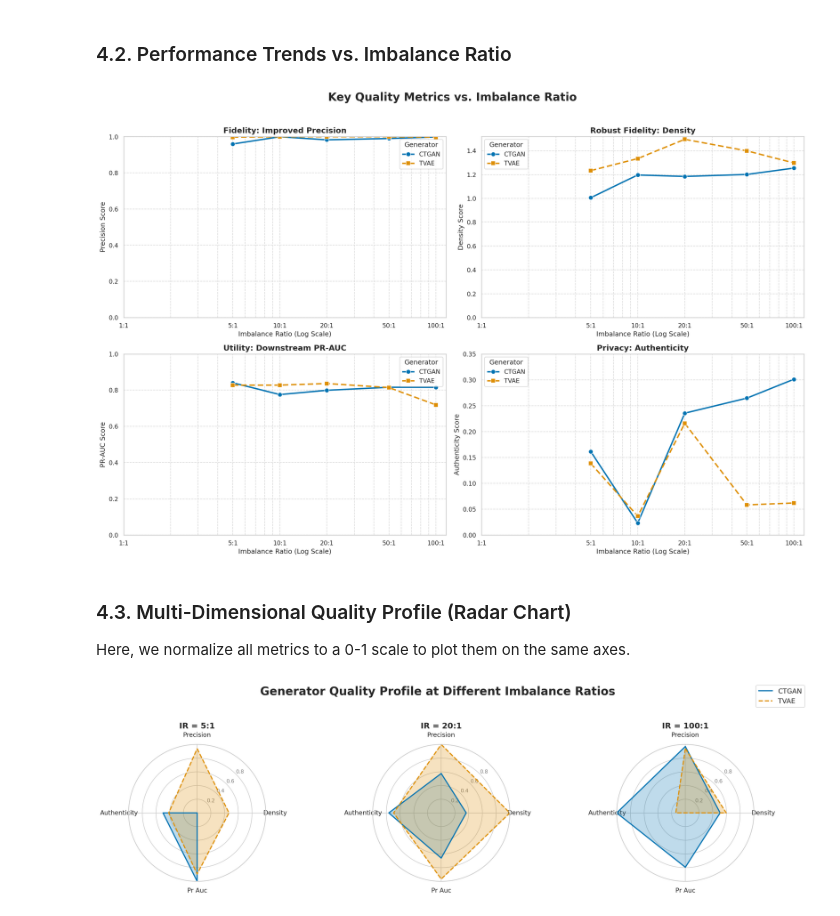
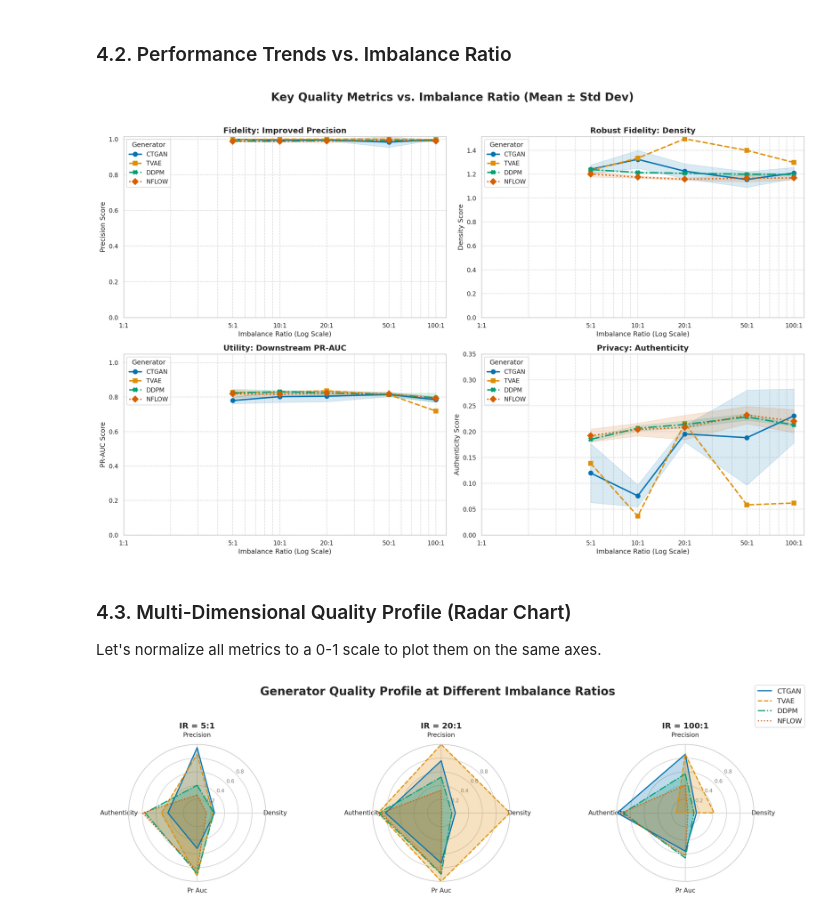
Before and after one commit to Adriano-7/imbalanced-data-synthesis-quality, a Jupyter notebook: notebooks/03_pyMDMA_Evaluation.ipynb, the cells around one changed output. Cells and saved outputs as stored; diff of their text form; code cells hidden in the pictures.

```diff
--- a/notebooks/03_pyMDMA_Evaluation.ipynb
+++ b/notebooks/03_pyMDMA_Evaluation.ipynb
@@ -39,7 +37,9 @@ FIGURES_PATH.mkdir(exist_ok=True, parents=True)
 
 TARGET_FEATURE = "Severity"
 IMBALANCE_RATIOS = [1, 5, 10, 20, 50, 100]
-GENERATORS = ["ctgan", "tvae"]
+
+GENERATORS = ["ctgan", "tvae", "ddpm", "nflow"]
+N_REPEATS = 3
 
 sns.set_theme(style="whitegrid")
 plt.rcParams['figure.dpi'] = 150
@@ -49,6 +49,8 @@ palette = sns.color_palette("colorblind", n_colors=len(GENERATORS))
 GENERATOR_STYLES = {
     "CTGAN": {"color": palette[0], "marker": "o", "linestyle": "-"},
     "TVAE": {"color": palette[1], "marker": "s", "linestyle": "--"},
+    "DDPM": {"color": palette[2], "marker": "X", "linestyle": "-."},
+    "NFLOW": {"color": palette[3], "marker": "D", "linestyle": ":"},
 }
 # %% [markdown]
 ## 3. Metric Calculation Pipeline
@@ -166,19 +180,35 @@ display(styled_summary)
 ### 4.2. Performance Trends vs. Imbalance Ratio
 # %%
 def plot_metric_trend(data, metric, ax, title, y_label, y_lim=(0, None)):
-    sns.lineplot(
-        data=data,
-        x='ir',
-        y=metric,
-        hue='generator',
-        style='generator',
-        ax=ax,
-        palette=[GENERATOR_STYLES[gen]['color'] for gen in data['generator'].unique()],
-        markers=[GENERATOR_STYLES[gen]['marker'] for gen in data['generator'].unique()],
-        dashes=[(1,0) if ls['linestyle']=='-' else (4,2) for gen, ls in GENERATOR_STYLES.items()],
-        markersize=8,
-        linewidth=2.5
-    )
+    metric_mean = f"{metric}_mean"
+    metric_std = f"{metric}_std"
+
+    for gen, style in GENERATOR_STYLES.items():
+        gen_data = data[data['generator'] == gen]
+        if gen_data.empty:
+            continue
+
+        # Plot the mean line
+        ax.plot(
+            gen_data['ir'],
+            gen_data[metric_mean],
+            color=style['color'],
+            marker=style['marker'],
+            linestyle=style['linestyle'],
+            label=gen,
+            markersize=8,
+            linewidth=2.5
+        )
+
+        # Add the standard deviation error band
+        std_dev = gen_data[metric_std].fillna(0)
+        ax.fill_between(
+            gen_data['ir'],
+            gen_data[metric_mean] - std_dev,
+            gen_data[metric_mean] + std_dev,
+            color=style['color'],
+            alpha=0.15
+        )
 
     ax.set_title(title, fontsize=14, fontweight='bold')
     ax.set_ylabel(y_label, fontsize=12)
@@ -186,33 +216,35 @@ def plot_metric_trend(data, metric, ax, title, y_label, y_lim=(0, None)):
     ax.set_xscale('log')
     ax.set_xticks(IMBALANCE_RATIOS)
     ax.set_xticklabels([f"{ir}:1" for ir in IMBALANCE_RATIOS])
-    ax.set_ylim(y_lim)
+    if y_lim:
+        ax.set_ylim(y_lim)
     ax.legend(title='Generator', loc='best')
     ax.grid(True, which="both", ls="--", c='0.85')
 
-# Create a more focused 2x2 plot
 fig, axes = plt.subplots(2, 2, figsize=(18, 12))
-fig.suptitle('Key Quality Metrics vs. Imbalance Ratio', fontsize=20, fontweight='bold')
+fig.suptitle('Key Quality Metrics vs. Imbalance Ratio (Mean ± Std Dev)', fontsize=20, fontweight='bold')
 
 plot_metric_trend(results_df, 'precision', axes[0, 0], 'Fidelity: Improved Precision', 'Precision Score')
 plot_metric_trend(results_df, 'density', axes[0, 1], 'Robust Fidelity: Density', 'Density Score')
-plot_metric_trend(results_df, 'pr_auc', axes[1, 0], 'Utility: Downstream PR-AUC', 'PR-AUC Score', y_lim=(0, 1))
+plot_metric_trend(results_df, 'pr_auc', axes[1, 0], 'Utility: Downstream PR-AUC', 'PR-AUC Score', y_lim=(0, 1.05))
 plot_metric_trend(results_df, 'authenticity', axes[1, 1], 'Privacy: Authenticity', 'Authenticity Score', y_lim=(0, 0.35))
 
 plt.tight_layout(rect=[0, 0, 1, 0.96])
-plt.savefig(FIGURES_PATH / 'improved_quality_trends.png', dpi=300)
+plt.savefig(FIGURES_PATH / 'improved_quality_trends_with_error.png', dpi=300)
 plt.show()
 # %% [output]
-[figure, old version]
+[figure, new version]
 # %% [markdown]
 ### 4.3. Multi-Dimensional Quality Profile (Radar Chart)
 
-Here, we normalize all metrics to a 0-1 scale to plot them on the same axes.
+Let's normalize all metrics to a 0-1 scale to plot them on the same axes.
 # %%
 metrics_for_radar = ['precision', 'density', 'pr_auc', 'authenticity']
 radar_df = results_df.copy()
 
-# Scale metrics to a common [0, 1] range for fair comparison on the radar plot
+for metric in metrics_for_radar:
+    radar_df[metric] = radar_df[f"{metric}_mean"]
+
 scaler = MinMaxScaler()
 radar_df[metrics_for_radar] = scaler.fit_transform(radar_df[metrics_for_radar])
 
@@ -225,33 +257,36 @@ def plot_radar_chart(data, ir_level, ax):
     angles += angles[:1]
 
     ax.set_theta_offset(np.pi / 2)
     ax.set_theta_direction(-1)
 
     for gen, style in GENERATOR_STYLES.items():
-        values = df_ir[df_ir['generator'] == gen][labels].values.flatten().tolist()
+        gen_data = df_ir[df_ir['generator'] == gen]
+        if gen_data.empty: continue
+        values = gen_data[labels].values.flatten().tolist()
         values += values[:1]
         ax.plot(angles, values, color=style['color'], linewidth=2, linestyle=style['linestyle'], label=gen)
         ax.fill(angles, values, color=style['color'], alpha=0.25)
 
     ax.set_rlabel_position(180 / num_vars)
-    ax.set_xticks(angles[:-1], [l.replace('_', ' ').title() for l in labels], size=11)
+    ax.set_xticks(angles[:-1])
+    ax.set_xticklabels([l.replace('_', ' ').title() for l in labels], size=11)
     ax.set_yticks([0.2, 0.4, 0.6, 0.8])
     ax.set_yticklabels(["0.2", "0.4", "0.6", "0.8"], color="grey", size=9)
     ax.set_ylim(0, 1)
     ax.set_title(f"IR = {ir_level}:1", size=14, weight='bold', position=(0.5, 1.1))
 
 fig, axes = plt.subplots(figsize=(18, 5), ncols=3, subplot_kw=dict(projection='polar'))
 fig.suptitle('Generator Quality Profile at Different Imbalance Ratios', fontsize=20, fontweight='bold', y=1.05)
 
 plot_radar_chart(radar_df, 5, axes[0])
 plot_radar_chart(radar_df, 20, axes[1])
 plot_radar_chart(radar_df, 100, axes[2])
 
 handles, labels = axes[0].get_legend_handles_labels()
 fig.legend(handles, labels, loc='upper right', fontsize=12)
 
 plt.tight_layout()
 plt.savefig(FIGURES_PATH / 'improved_radar_profiles.png', dpi=300, bbox_inches='tight')
 plt.show()
 # %% [output]
-[figure, old version]
+[figure, new version]
```
Also changed, not shown: parts of 4 cells of this notebook, 13 other files.
